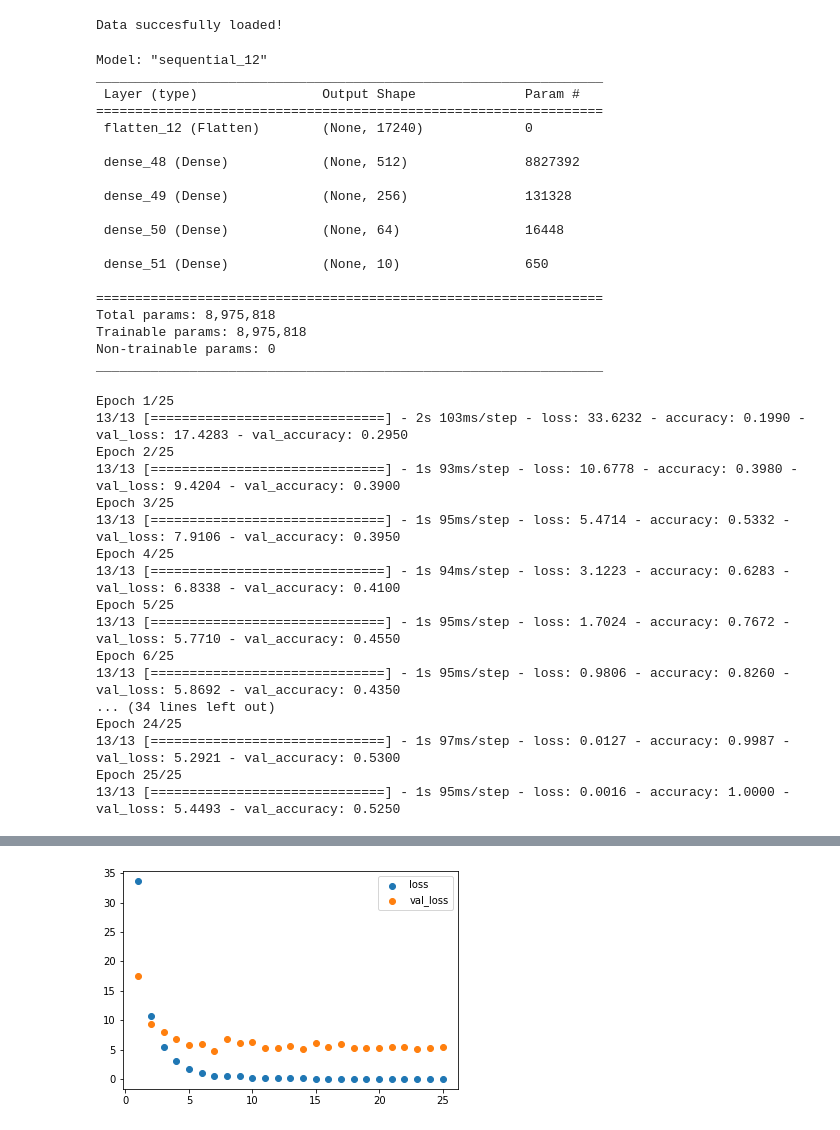
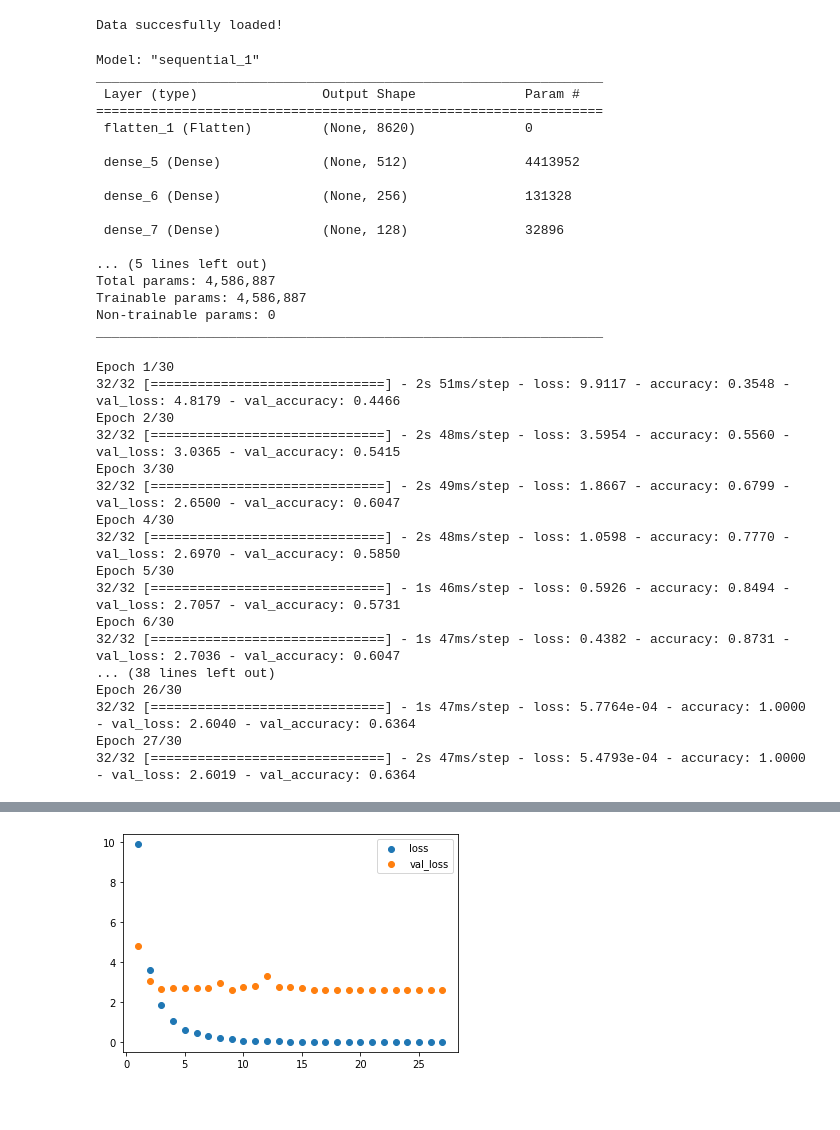
Before and after one commit to fite40927/wonkyphonky, a Jupyter notebook: mfcc_trainer.ipynb, the cells around one changed output, grey strips where cells are left out. Cells and saved outputs as stored; diff of their text form; code cells hidden in the pictures; blank space fills up the shorter version.

```diff
--- a/mfcc_trainer.ipynb
+++ b/mfcc_trainer.ipynb
@@ -8,7 +8,7 @@ import matplotlib.pyplot as plt
 from keras import callbacks
 
 # path to json file that stores MFCCs and genre labels for each processed segment
-DATA_PATH = "mfcc_data_20s.json"
+DATA_PATH = "mfcc_data_more.json"
 
 def load_data(data_path):
     """Loads training dataset from json file.
@@ -51,6 +51,9 @@ model = keras.Sequential([
     keras.layers.Dense(256, activation='relu'),
 
     # 3rd dense layer
+    keras.layers.Dense(128, activation='relu'),
+
+    # 4th dense layer
     keras.layers.Dense(64, activation='relu'),
 
     # output layer
@@ -65,49 +68,50 @@ model.compile(optimizer=optimiser,
 
 model.summary()
 # %% [output]
-Model: "sequential_12"
+Model: "sequential_1"
 _________________________________________________________________
  Layer (type)                Output Shape              Param #
 =================================================================
- flatten_12 (Flatten)        (None, 17240)             0
+ flatten_1 (Flatten)         (None, 8620)              0
 
- dense_48 (Dense)            (None, 512)               8827392
+ dense_5 (Dense)             (None, 512)               4413952
 
- dense_49 (Dense)            (None, 256)               131328
+ dense_6 (Dense)             (None, 256)               131328
 
- dense_50 (Dense)            (None, 64)                16448
+ dense_7 (Dense)             (None, 128)               32896
 
- dense_51 (Dense)            (None, 10)                650
-
-=================================================================
-Total params: 8,975,818
-Trainable params: 8,975,818
+... (5 lines left out)
+Total params: 4,586,887
+Trainable params: 4,586,887
 Non-trainable params: 0
 _________________________________________________________________
 # %%
 # train model
-history = model.fit(X_train, y_train, validation_data=(X_test, y_test), batch_size=64, epochs=25)
+earlystopping = callbacks.EarlyStopping(monitor ="val_accuracy",
+                                        mode ="max", patience = 8,
+                                        restore_best_weights = True)
+history = model.fit(X_train, y_train, validation_data=(X_test, y_test), batch_size=32, epochs=30,callbacks=[earlystopping])
 # %% [output]
-Epoch 1/25
-13/13 [==============================] - 2s 103ms/step - loss: 33.6232 - accuracy: 0.1990 - val_loss: 17.4283 - val_accuracy: 0.2950
-Epoch 2/25
-13/13 [==============================] - 1s 93ms/step - loss: 10.6778 - accuracy: 0.3980 - val_loss: 9.4204 - val_accuracy: 0.3900
-Epoch 3/25
-13/13 [==============================] - 1s 95ms/step - loss: 5.4714 - accuracy: 0.5332 - val_loss: 7.9106 - val_accuracy: 0.3950
-Epoch 4/25
-13/13 [==============================] - 1s 94ms/step - loss: 3.1223 - accuracy: 0.6283 - val_loss: 6.8338 - val_accuracy: 0.4100
-Epoch 5/25
-13/13 [==============================] - 1s 95ms/step - loss: 1.7024 - accuracy: 0.7672 - val_loss: 5.7710 - val_accuracy: 0.4550
-Epoch 6/25
-13/13 [==============================] - 1s 95ms/step - loss: 0.9806 - accuracy: 0.8260 - val_loss: 5.8692 - val_accuracy: 0.4350
-... (34 lines left out)
-Epoch 24/25
-13/13 [==============================] - 1s 97ms/step - loss: 0.0127 - accuracy: 0.9987 - val_loss: 5.2921 - val_accuracy: 0.5300
-Epoch 25/25
-13/13 [==============================] - 1s 95ms/step - loss: 0.0016 - accuracy: 1.0000 - val_loss: 5.4493 - val_accuracy: 0.5250
+Epoch 1/30
+32/32 [==============================] - 2s 51ms/step - loss: 9.9117 - accuracy: 0.3548 - val_loss: 4.8179 - val_accuracy: 0.4466
+Epoch 2/30
+32/32 [==============================] - 2s 48ms/step - loss: 3.5954 - accuracy: 0.5560 - val_loss: 3.0365 - val_accuracy: 0.5415
+Epoch 3/30
+32/32 [==============================] - 2s 49ms/step - loss: 1.8667 - accuracy: 0.6799 - val_loss: 2.6500 - val_accuracy: 0.6047
+Epoch 4/30
+32/32 [==============================] - 2s 48ms/step - loss: 1.0598 - accuracy: 0.7770 - val_loss: 2.6970 - val_accuracy: 0.5850
+Epoch 5/30
+32/32 [==============================] - 1s 46ms/step - loss: 0.5926 - accuracy: 0.8494 - val_loss: 2.7057 - val_accuracy: 0.5731
+Epoch 6/30
+32/32 [==============================] - 1s 47ms/step - loss: 0.4382 - accuracy: 0.8731 - val_loss: 2.7036 - val_accuracy: 0.6047
+... (38 lines left out)
+Epoch 26/30
+32/32 [==============================] - 1s 47ms/step - loss: 5.7764e-04 - accuracy: 1.0000 - val_loss: 2.6040 - val_accuracy: 0.6364
+Epoch 27/30
+32/32 [==============================] - 2s 47ms/step - loss: 5.4793e-04 - accuracy: 1.0000 - val_loss: 2.6019 - val_accuracy: 0.6364
 # %%
-plt.scatter([i+1 for i in range(25)],history.history['loss'])
-plt.scatter([i+1 for i in range(25)],history.history['val_loss'])
+plt.scatter([i+1 for i in range(len(history.history['loss']))],history.history['loss'])
+plt.scatter([i+1 for i in range(len(history.history['val_loss']))],history.history['val_loss'])
 plt.legend(['loss','val_loss'])
 # Evaluate the model on the test data using `evaluate`
 print("Evaluate on test data")
@@ -120,4 +124,4 @@ test loss, test acc: [5.449275016784668, 0.5249999761581421]
-[figure, old version]
+[figure, new version]
 # %%
 # Generate predictions (probabilities -- the output of the last layer)
 # on new data using `predict`
```
Also changed, not shown: parts of 5 cells of this notebook.
